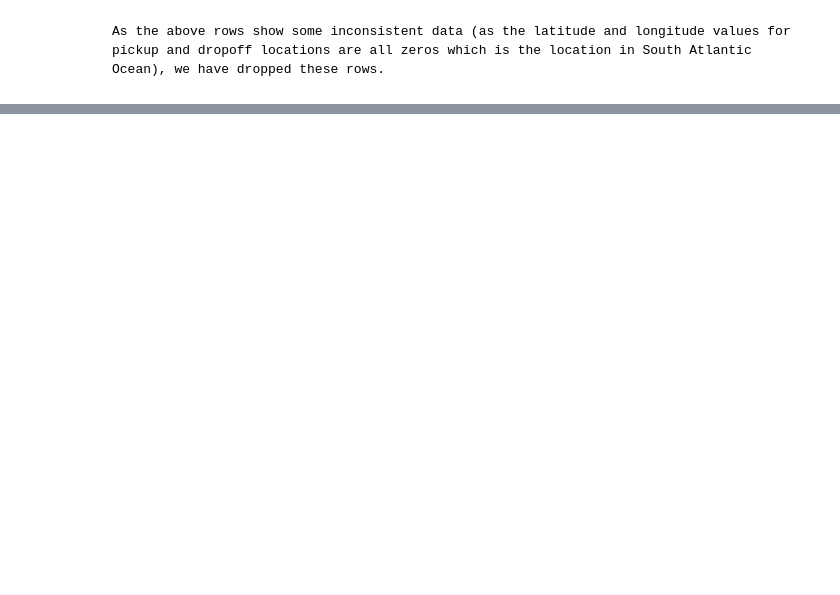
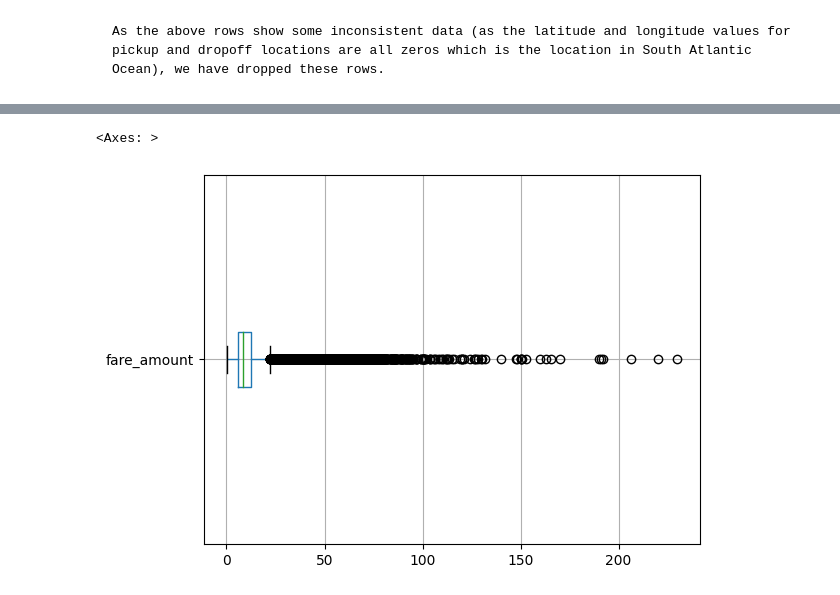
Before and after one commit to MLFOLKS/Uber_Project_Pipeline, a Jupyter notebook: notebooks/eda.ipynb, the cells around one changed output, grey strips where cells are left out. Saved outputs shown, nothing was run; the diff lists cells and outputs as text; code cells hidden in the pictures; blank space fills up the shorter version.

```diff
--- a/notebooks/eda.ipynb
+++ b/notebooks/eda.ipynb
@@ -320,0 +375,4 @@ df.describe()
+# %%
+before = df.shape
+df.drop(df[df.distance_travelled < 0.1].index, inplace=True)
+print(f"before :{before[0]},after :{df.shape[0]}")
@@ -334,0 +435,5 @@ plt.scatter(data = df,x='distance_travelled',y='fare_amount')
+# %%
+df[['fare_amount']].boxplot(vert=0)
+# %% [output]
+<Axes: >
+[figure, added]
```
Also changed, not shown: parts of 44 cells of this notebook, 2 other files.
